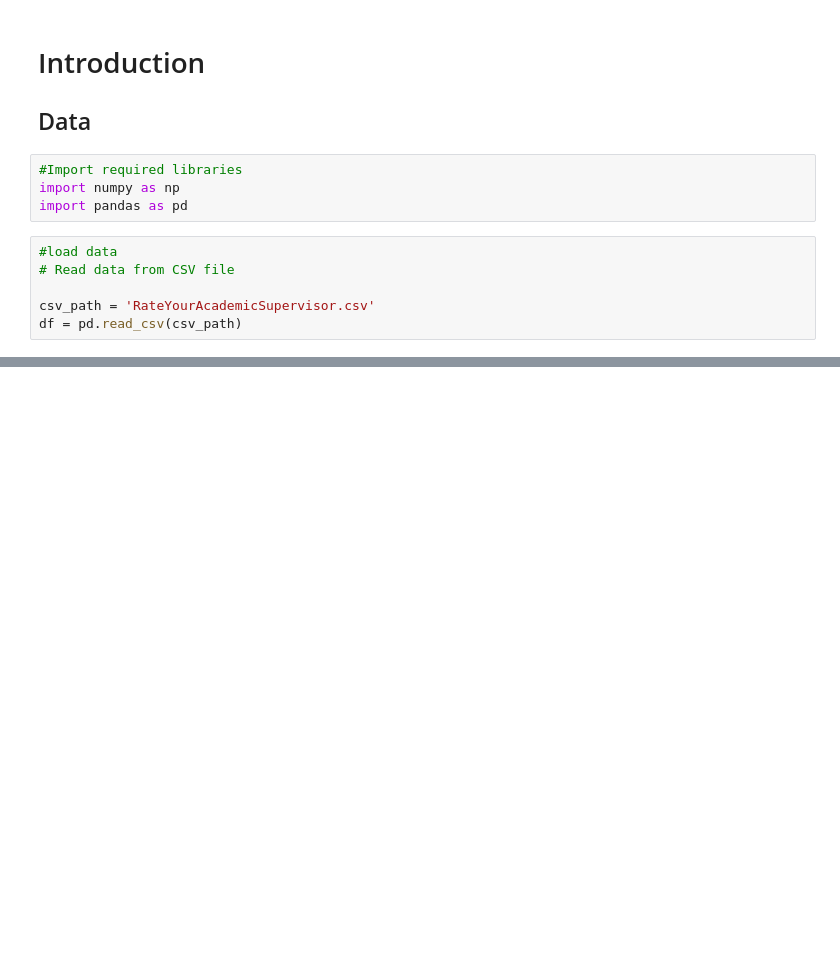
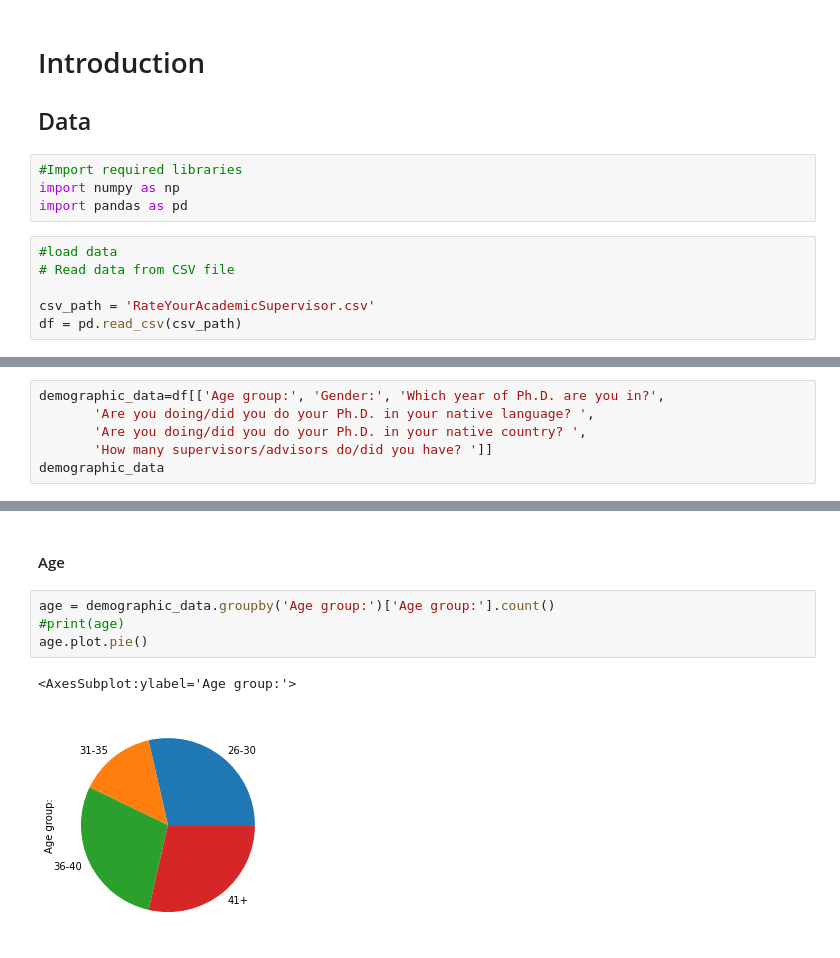
Before and after one commit to lizyazpin/pilot_data_analysis, a Jupyter notebook: Pilot_Interview_Analysis_Python3.ipynb, the cells around one changed output, grey strips where cells are left out. Drawn from its saved outputs; the diff is of its cells as text; blank space fills up the shorter version.

```diff
--- a/Pilot_Interview_Analysis_Python3.ipynb
+++ b/Pilot_Interview_Analysis_Python3.ipynb
@@ -47,0 +44,6 @@ array([['2021/02/14 2:16:29 pm CET',
+# %%
+demographic_data=df[['Age group:', 'Gender:', 'Which year of Ph.D. are you in?',
+       'Are you doing/did you do your Ph.D. in your native language? ',
+       'Are you doing/did you do your Ph.D. in your native country? ',
+       'How many supervisors/advisors do/did you have? ']]
+demographic_data
@@ -47,0 +59,9 @@ array([['2021/02/14 2:16:29 pm CET',
+# %% [markdown]
+#### Age
+# %%
+age = demographic_data.groupby('Age group:')['Age group:'].count()
+#print(age)
+age.plot.pie()
+# %% [output]
+<AxesSubplot:ylabel='Age group:'>
+[figure, added]
```
Also changed, not shown: parts of 55 cells of this notebook.
